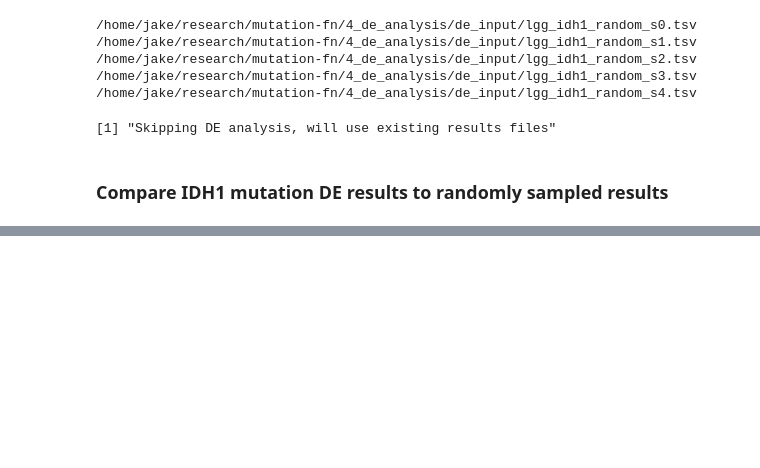
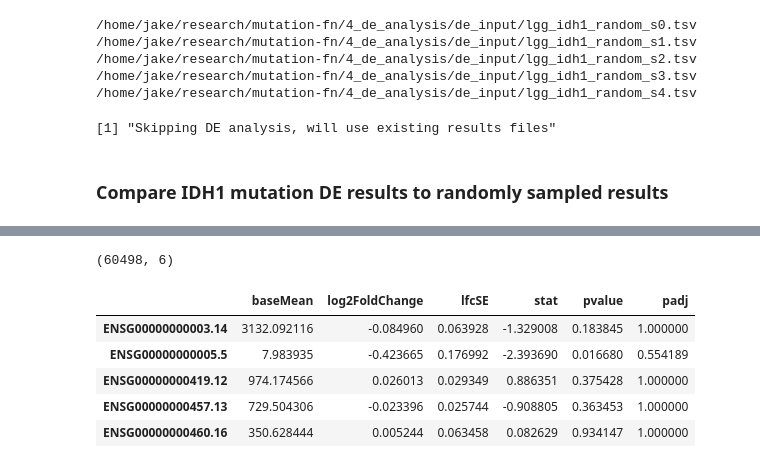
Before and after one commit to greenelab/mutation-fn, a Jupyter notebook: 4_de_analysis/1_de_control.ipynb, the cells around one changed output, grey strips where cells are left out. Cells and saved outputs as stored; diff of their text form; code cells hidden in the pictures; blank space fills up the shorter version.

```diff
--- a/4_de_analysis/1_de_control.ipynb
+++ b/4_de_analysis/1_de_control.ipynb
@@ -204,0 +221,21 @@ if (RUN_DE_ANALYSIS) {
+# %%
+random_de_results = []
+for i in range(n_samples):
+
+    random_de_results.append(
+        pd.read_csv(
+            cfg.de_output_dir / 'DE_stats_LGG_IDH1_random_s{}.txt'.format(i),
+            sep='\t'
+        )
+    )
+
+print(random_de_results[0].shape)
+random_de_results[0].head()
+# %% [output]
+(60498, 6)
+|  | baseMean | log2FoldChange | lfcSE | stat | pvalue | padj |
+| ENSG00000000003.14 | 3132.092116 | -0.084960 | 0.063928 | -1.329008 | 0.183845 | 1.000000 |
+| ENSG00000000005.5 | 7.983935 | -0.423665 | 0.176992 | -2.393690 | 0.016680 | 0.554189 |
+| ENSG00000000419.12 | 974.174566 | 0.026013 | 0.029349 | 0.886351 | 0.375428 | 1.000000 |
+| ENSG00000000457.13 | 729.504306 | -0.023396 | 0.025744 | -0.908805 | 0.363453 | 1.000000 |
+| ENSG00000000460.16 | 350.628444 | 0.005244 | 0.063458 | 0.082629 | 0.934147 | 1.000000 |
```
Also changed, not shown: parts of 4 cells of this notebook, 1 other file.
